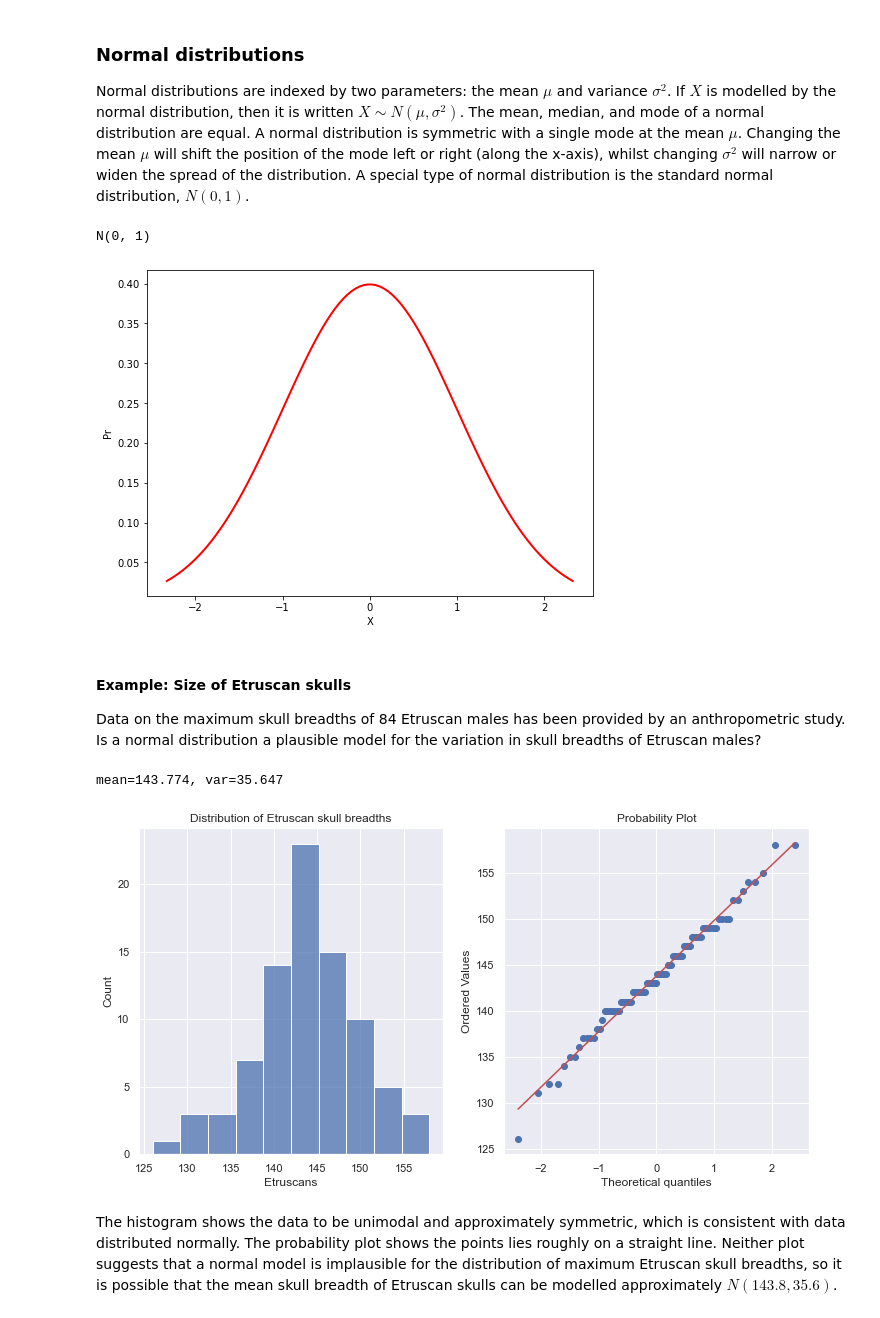
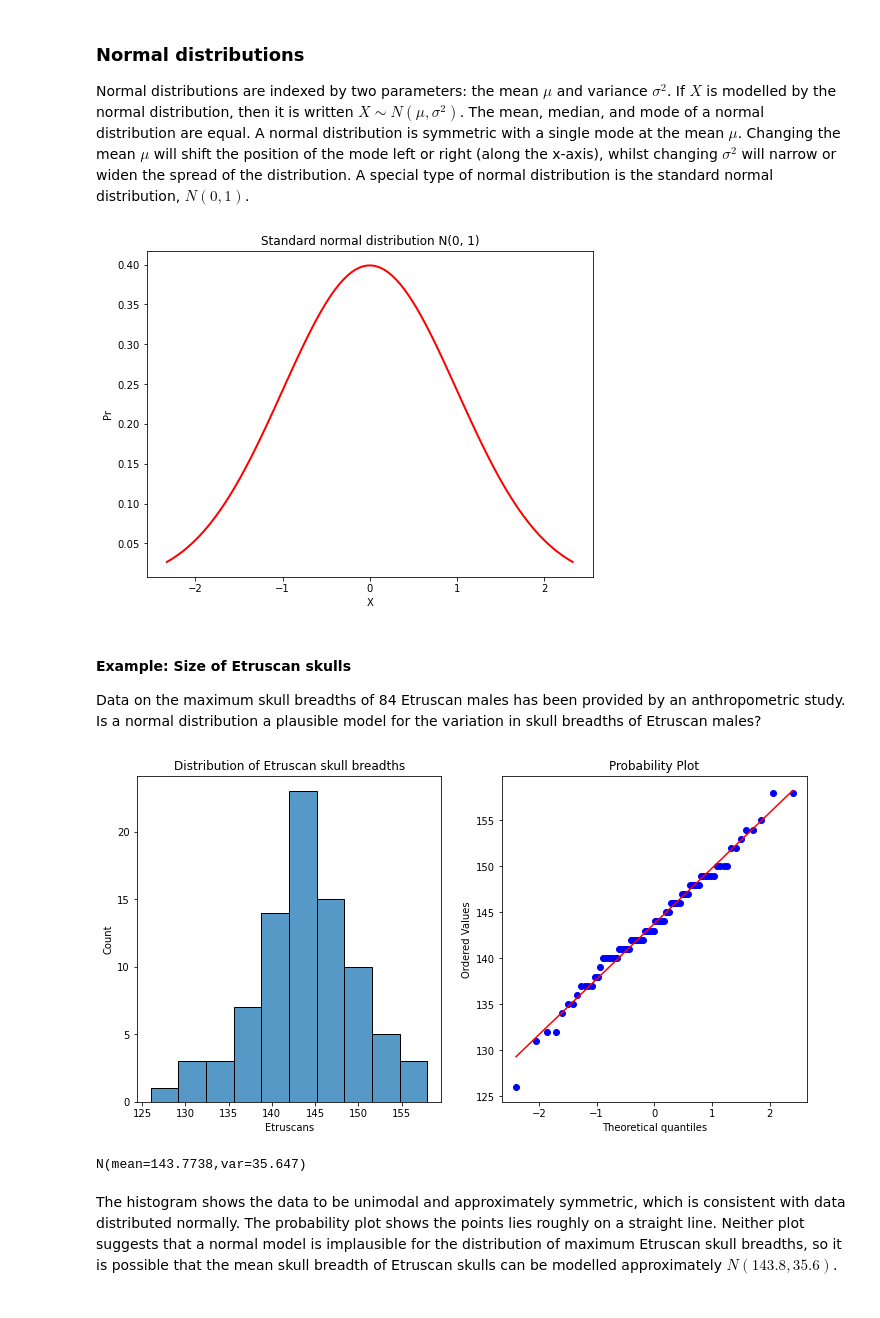
Before and after one commit to ljk233/py_m249, a Jupyter notebook: .jupyter/unit0/03_populations_and_models.ipynb, the cells around one changed output. Cells and saved outputs as stored; diff of their text form; code cells hidden in the pictures.

```diff
--- a/.jupyter/unit0/03_populations_and_models.ipynb
+++ b/.jupyter/unit0/03_populations_and_models.ipynb
@@ -8,12 +10,0 @@ from pyou.stats import probmodels
-# %%
-import scipy.stats as sp
-from scipy.stats import binom
-import pandas as pd
-import seaborn as sns
-import matplotlib.pyplot as plt
-import sys
-# add parent dir to path
-sys.path[0] = "..//.."
-from src import probmodel  # noqa E501
-# set seaborn theme
-sns.set_theme()
@@ -30,11 +23,9 @@ Changing the mean $\mu$ will shift the position of the mode left or right (along
 A special type of normal distribution is the standard normal distribution, $N(0, 1)$.
 # %%
 # initialise and plot model
-print("N(0, 1)")
-probmodels.plot_cts(stats.norm())
+probmodels.plot_cts(stats.norm(), title="Standard normal distribution N(0, 1)")
 # %% [output]
-N(0, 1)
-[figure, old version]
+[figure, new version]
 # %% [markdown]
 #### Example: Size of Etruscan skulls
 
@@ -43,16 +38,17 @@ Is a normal distribution a plausible model for the variation in skull breadths o
 # %%
-# get data and plot hist and prob plot
-df_skulls = pd.read_csv("..//..//data//skulls.csv")
-mean, var = df_skulls["Etruscans"].mean(), df_skulls["Etruscans"].var()
-print(f"mean={mean:.3f}, var={var:.3f}")
+# plot distribution, prob plt
 f, axs = plt.subplots(1, 2, figsize=(12, 6))
-sns.histplot(data=df_skulls, x="Etruscans", bins=10, ax=axs[0])
-sp.probplot(x=df_skulls["Etruscans"], plot=axs[1])
+sns.histplot(x=etruscans, bins=10, ax=axs[0])
+stats.probplot(x=etruscans, plot=axs[1])
 axs[0].set(title="Distribution of Etruscan skull breadths")
 plt.show()
 # %% [output]
-mean=143.774, var=35.647
-[figure, old version]
+[figure, new version]
+# %%
+# possible normal model
+adt.NormRepr(etruscans.mean(), etruscans.var())
+# %% [output]
+N(mean=143.7738,var=35.647)
 # %% [markdown]
 The histogram shows the data to be unimodal and approximately symmetric, which is consistent with data distributed normally.
 The probability plot shows the points lies roughly on a straight line.
```
Also changed, not shown: parts of 21 cells of this notebook, 4 other files.
